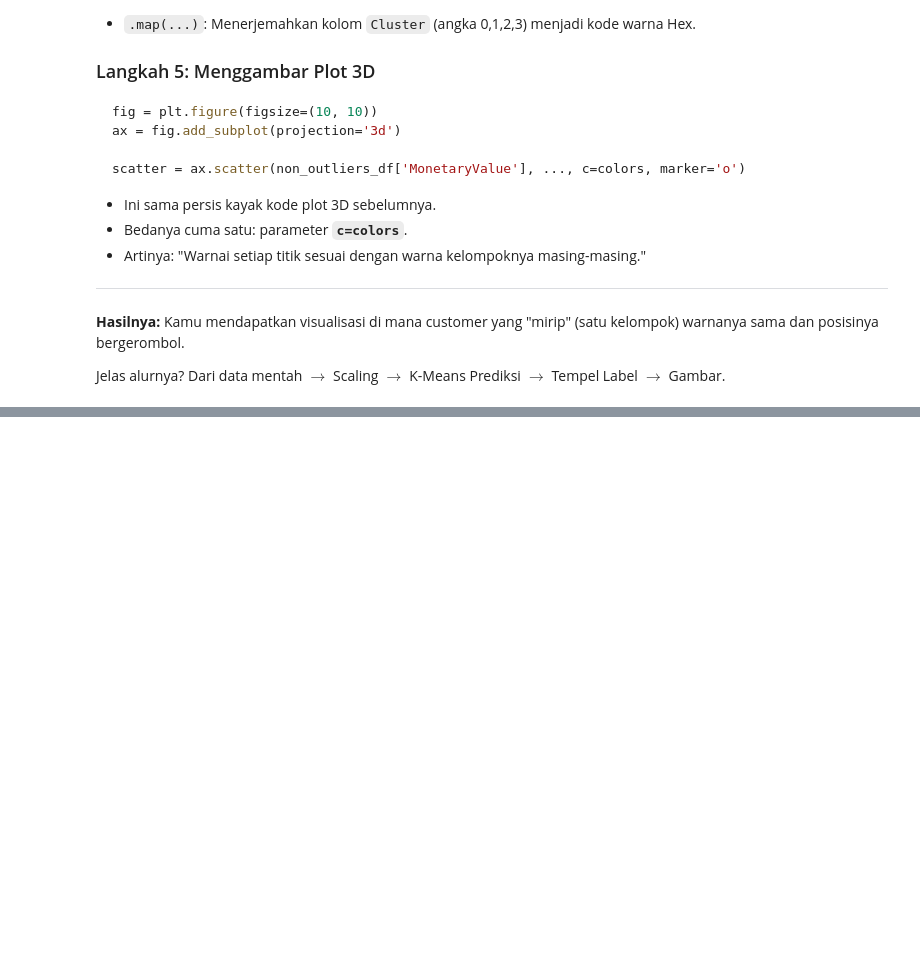
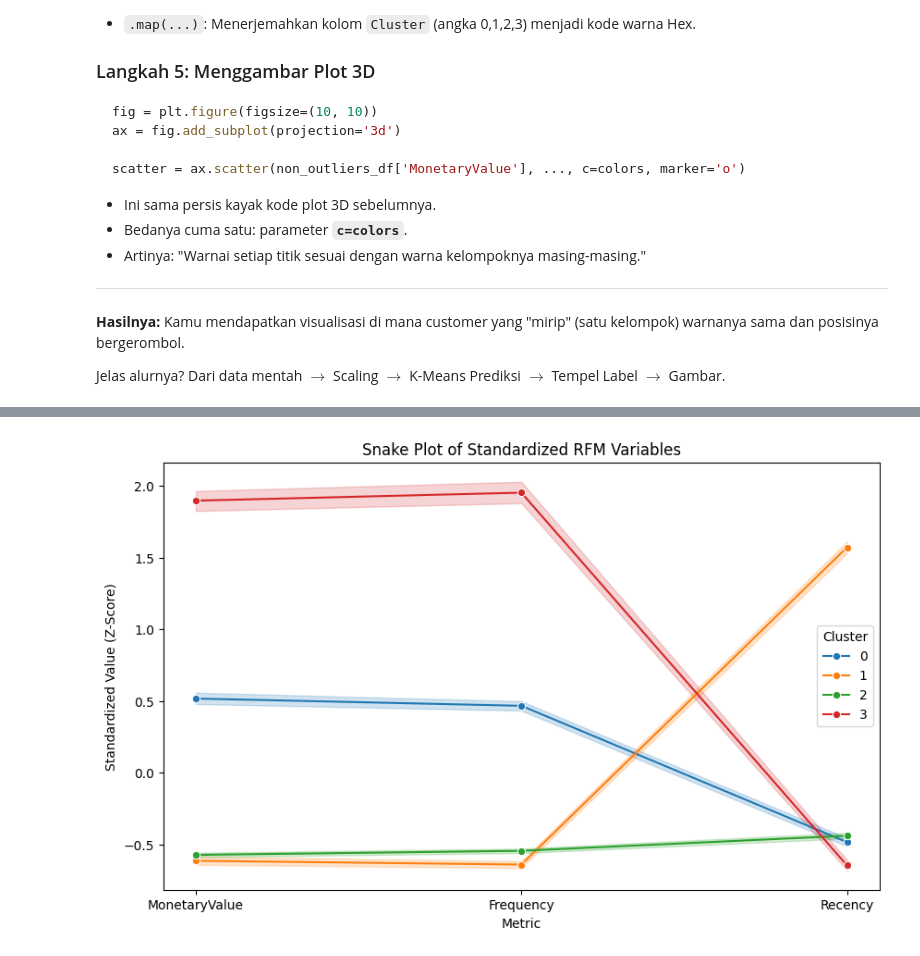
Before and after one commit to Zendin110206/online-retail-customer-segmentation, a Jupyter notebook: notebooks/online-retail-data-clustering.ipynb, the cells around one changed output, grey strips where cells are left out. Saved outputs shown, nothing was run; the diff lists cells and outputs as text; code cells hidden in the pictures; blank space fills up the shorter version.

```diff
--- a/notebooks/online-retail-data-clustering.ipynb
+++ b/notebooks/online-retail-data-clustering.ipynb
@@ -1933,0 +2002,20 @@ Jelas alurnya? Dari data mentah $\to$ Scaling $\to$ K-Means Prediksi $\to$ Tempe
+# %%
+# --- Kodingan Visualisasi Snake Plot ---
+snake_data = scaled_data_df.copy()
+snake_data['Cluster'] = cluster_labels
+
+# Reset index biar indexnya jadi kolom biasa, TAPI kita gak usah panggil namanya spesifik
+snake_melt = pd.melt(snake_data.reset_index(),
+                     id_vars=['Cluster'], # Cukup Cluster aja sebagai identitas
+                     value_vars=['MonetaryValue', 'Frequency', 'Recency'],
+                     var_name='Metric', value_name='Value')
+
+plt.figure(figsize=(10, 6))
+sns.lineplot(data=snake_melt, x='Metric', y='Value', hue='Cluster', palette=cluster_colors, marker='o')
+plt.title('Snake Plot of Standardized RFM Variables')
+plt.xlabel('Metric')
+plt.ylabel('Standardized Value (Z-Score)')
+plt.legend(title='Cluster')
+plt.show()
+# %% [output]
+[figure, added]
```
Also changed, not shown: parts of 16 cells of this notebook.
